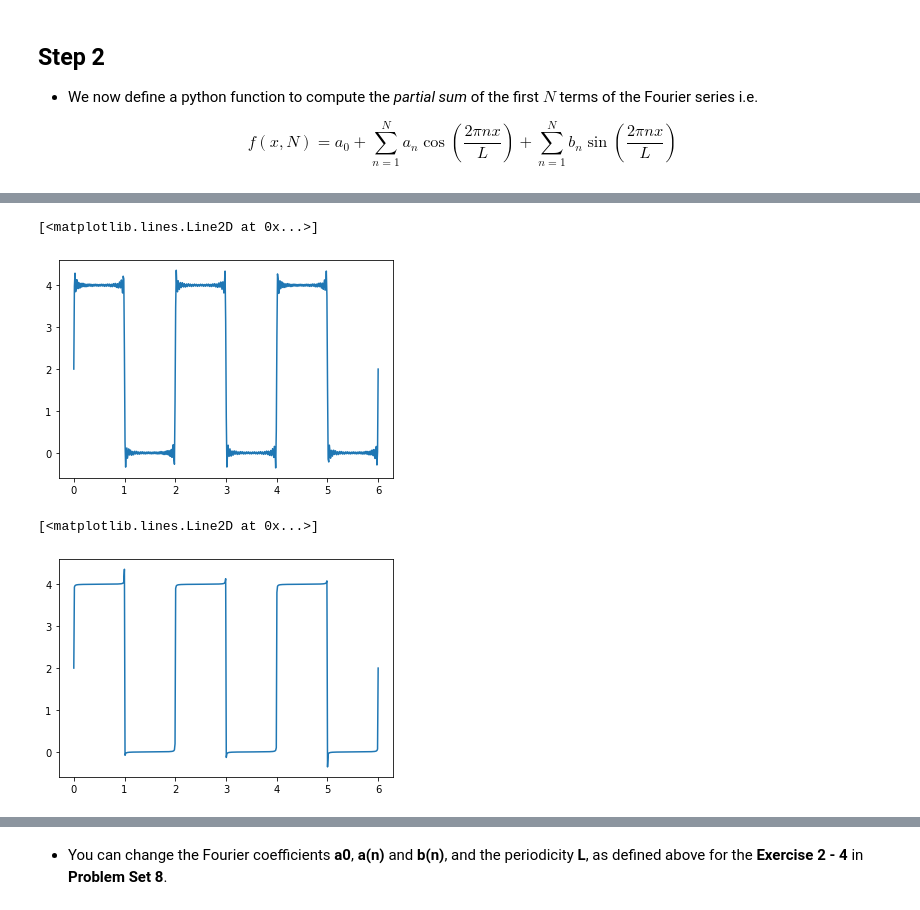
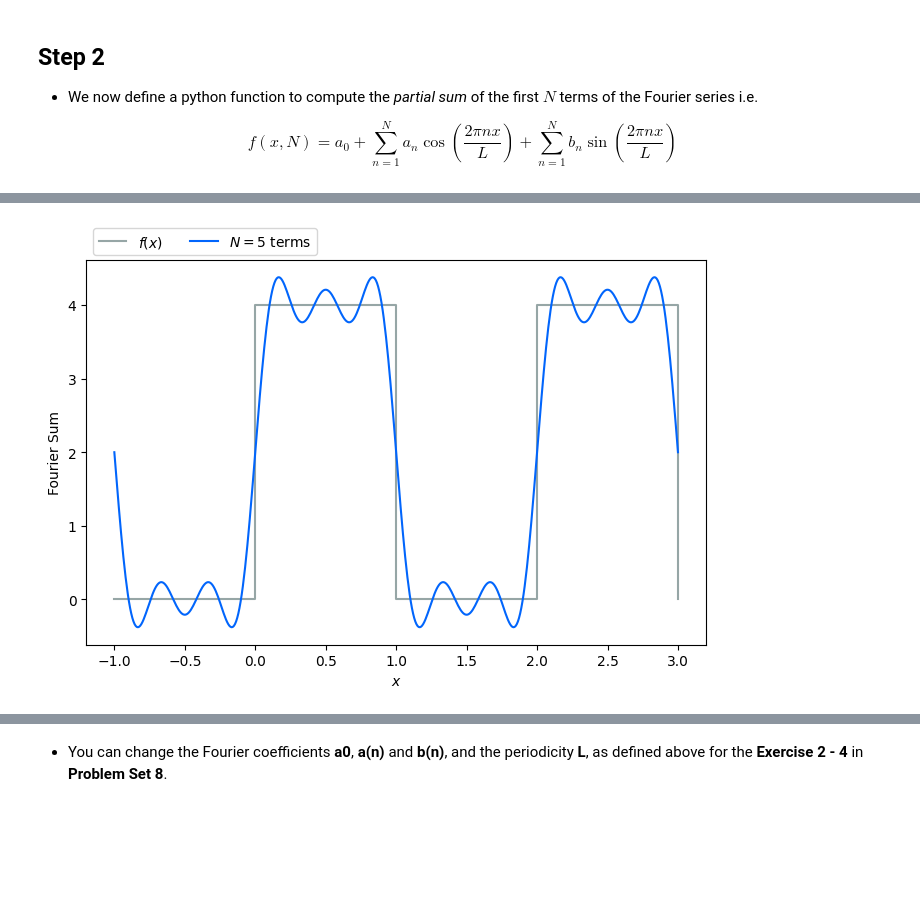
Before and after one commit to tlyonsSETU/Maths-ODE, a Jupyter notebook: Workbook 2 - Fourier Series.ipynb, the cells around one changed output, grey strips where cells are left out. Saved outputs shown, nothing was run; the diff lists cells and outputs as text; code cells hidden in the pictures; blank space fills up the shorter version.

```diff
--- a/Workbook 2 - Fourier Series.ipynb
+++ b/Workbook 2 - Fourier Series.ipynb
@@ -54,3 +129,3 @@ def f(x,N,L):
 # %%
 L=2
-X=np.linspace(0,3*L,500)
+X=np.linspace(-1,-1+2*L,501)
@@ -65,10 +132,12 @@ plt.plot(X,f(X,N1,L))
-# %%
-plt.plot(X,f(X,N2,L))
-# %% [output]
-[<matplotlib.lines.Line2D at 0x...>]
-[figure, removed]
-# %%
-plt.plot(X,f(X,N3,L))
-# %% [output]
-[<matplotlib.lines.Line2D at 0x...>]
-[figure, removed]
+# %%
+N=5
+
+plt.figure(figsize=(8,5))
+plt.plot([-1,0,0,1,1,2,2,3,3],[0,0,4,4,0,0,4,4,0],color='darkslategray',alpha=0.5,label='$f(x)$')
+plt.plot(X,f(X,N,L),label='$N=%s$ terms' % N,color='xkcd:bright blue')
+
+plt.xlabel('$x$')
+plt.ylabel('Fourier Sum')
+plt.legend(ncol=2,loc='upper left', bbox_to_anchor=(-0.,1.1));
+# %% [output]
+[figure, added]
```
Also changed, not shown: parts of 11 cells of this notebook.
